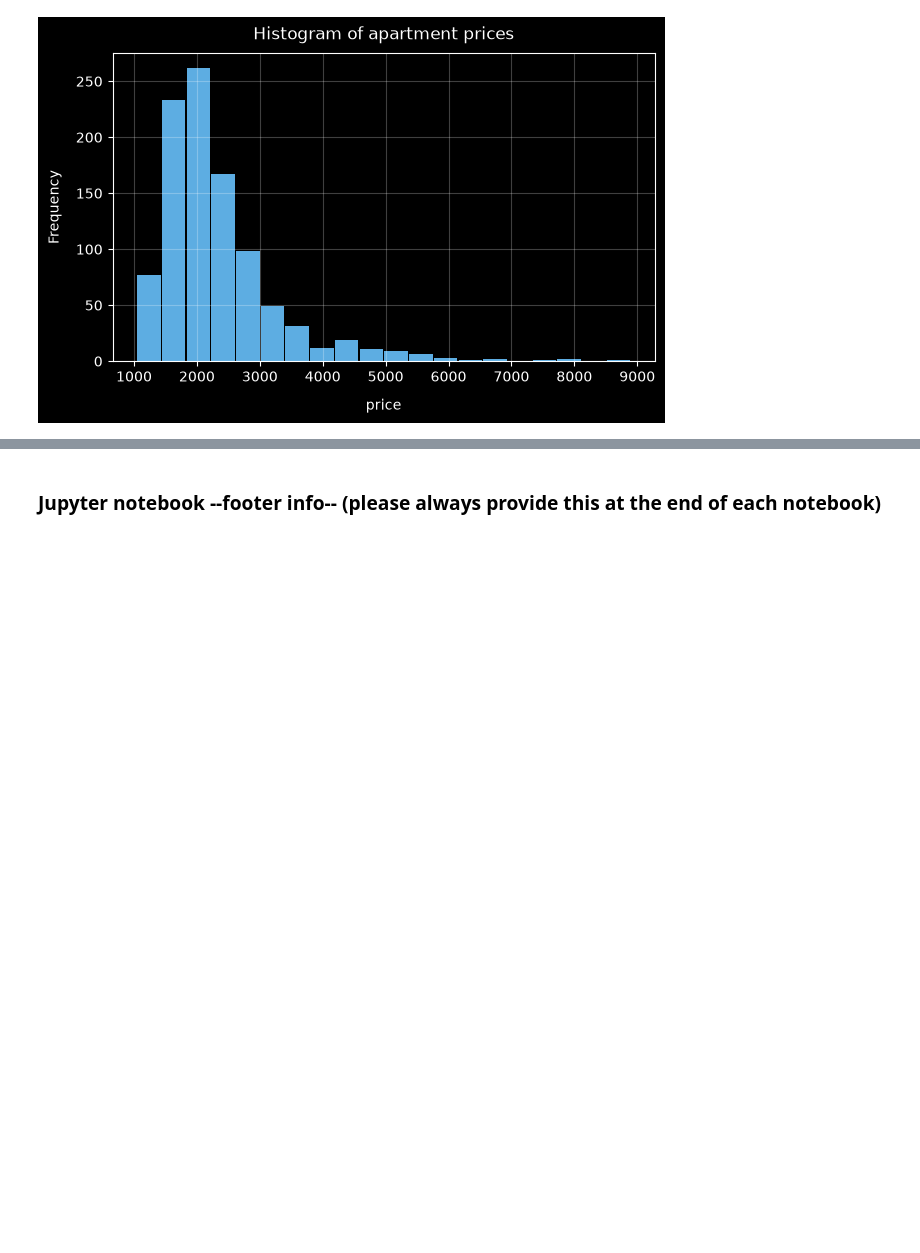
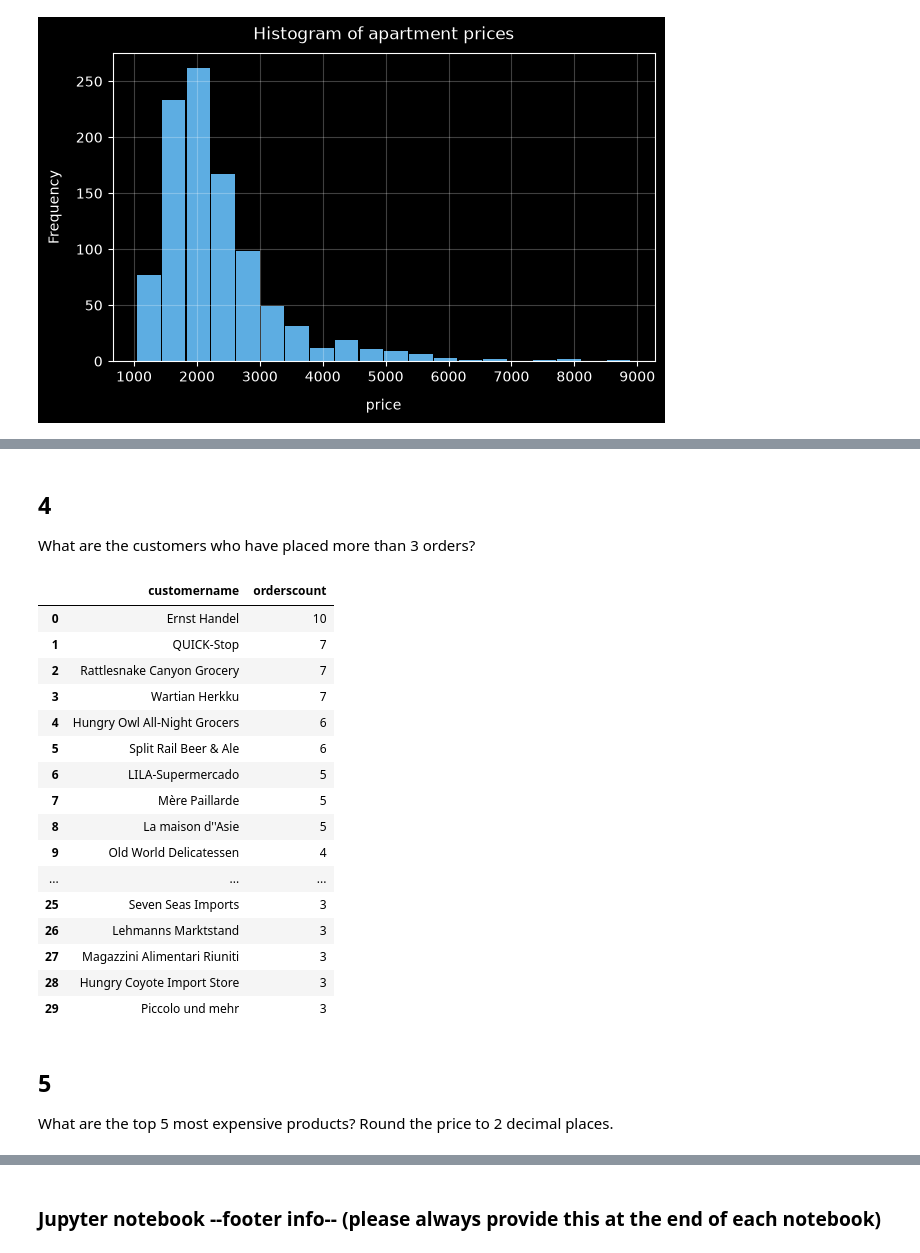
Before and after one commit to simonschmid30/python_postgresql_pgadmin, a Jupyter notebook: postgres_apartment_data.ipynb, the cells around one changed output, grey strips where cells are left out. Cells and saved outputs as stored; diff of their text form; code cells hidden in the pictures; blank space fills up the shorter version.

```diff
--- a/postgres_apartment_data.ipynb
+++ b/postgres_apartment_data.ipynb
@@ -223,0 +274,45 @@ DatabaseError: Execution failed on sql 'SELECT
+# %% [markdown]
+## 4
+
+What are the customers who have placed more than 3 orders?
+# %%
+# Create SQLAlchemy Engine
+engine = create_engine(db_connection_url)
+
+# Write data to table
+df_sub = pd.read_sql_query('''SELECT
+                              c.customername, COUNT(o.orderid) as ordersCount
+                              FROM customers c
+                              LEFT JOIN orders o ON c.customerid = o.customerid
+                              GROUP BY c.customerid, c.customername
+                              HAVING COUNT(o.orderid) >= 3
+                              ORDER BY ordersCount DESC;''',
+                          con=engine)
+
+# Dispose the engine
+engine.dispose()
+
+# Show the data
+df_sub
+# %% [output]
+|  | customername | orderscount |
+| 0 | Ernst Handel | 10 |
+| 1 | QUICK-Stop | 7 |
+| 2 | Rattlesnake Canyon Grocery | 7 |
+| 3 | Wartian Herkku | 7 |
+| 4 | Hungry Owl All-Night Grocers | 6 |
+| 5 | Split Rail Beer & Ale | 6 |
+| 6 | LILA-Supermercado | 5 |
+| 7 | Mère Paillarde | 5 |
+| 8 | La maison d''Asie | 5 |
+| 9 | Old World Delicatessen | 4 |
+| ... | ... | ... |
+| 25 | Seven Seas Imports | 3 |
+| 26 | Lehmanns Marktstand | 3 |
+| 27 | Magazzini Alimentari Riuniti | 3 |
+| 28 | Hungry Coyote Import Store | 3 |
+| 29 | Piccolo und mehr | 3 |
+# %% [markdown]
+## 5
+
+What are the top 5 most expensive products? Round the price to 2 decimal places.
```
Also changed, not shown: parts of 35 cells of this notebook.
